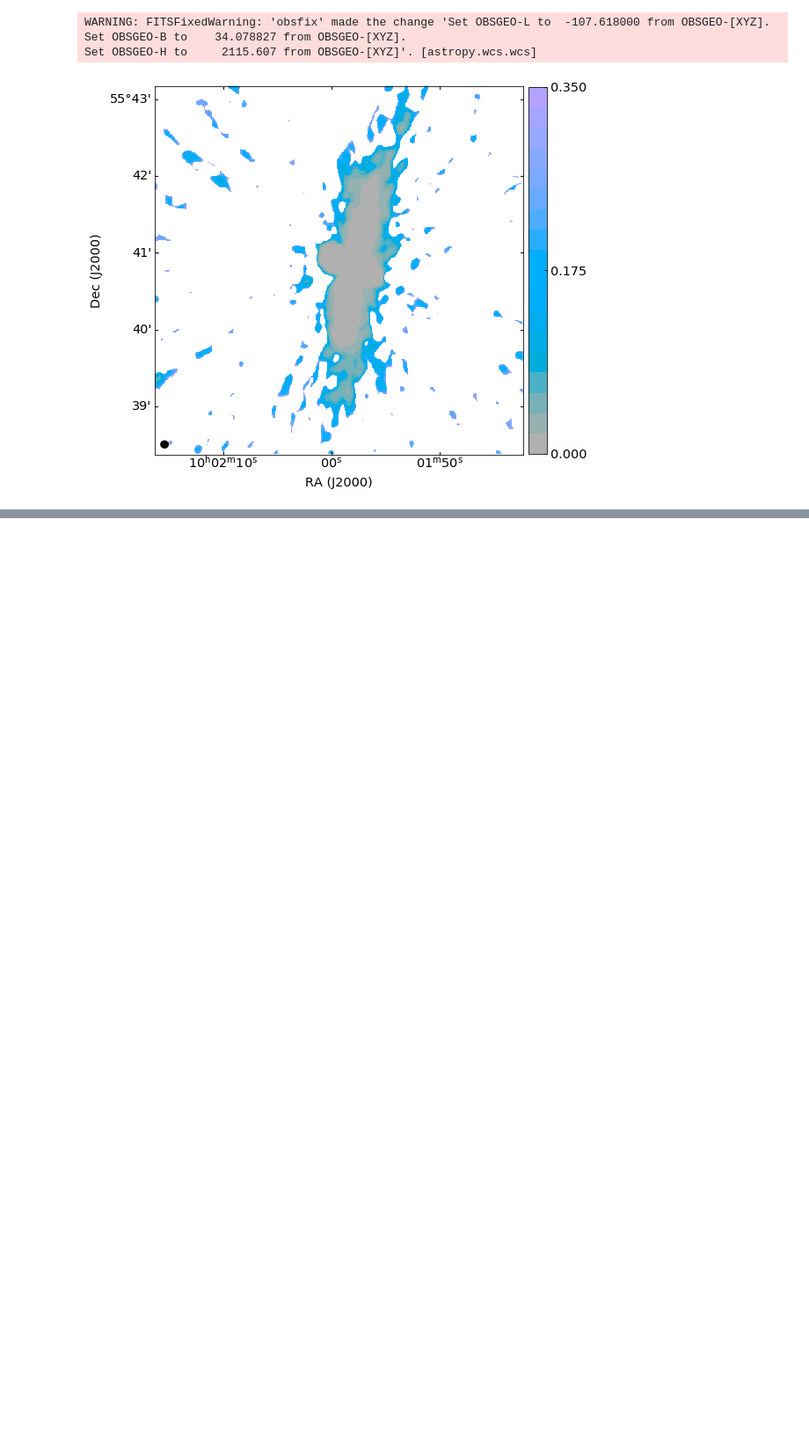
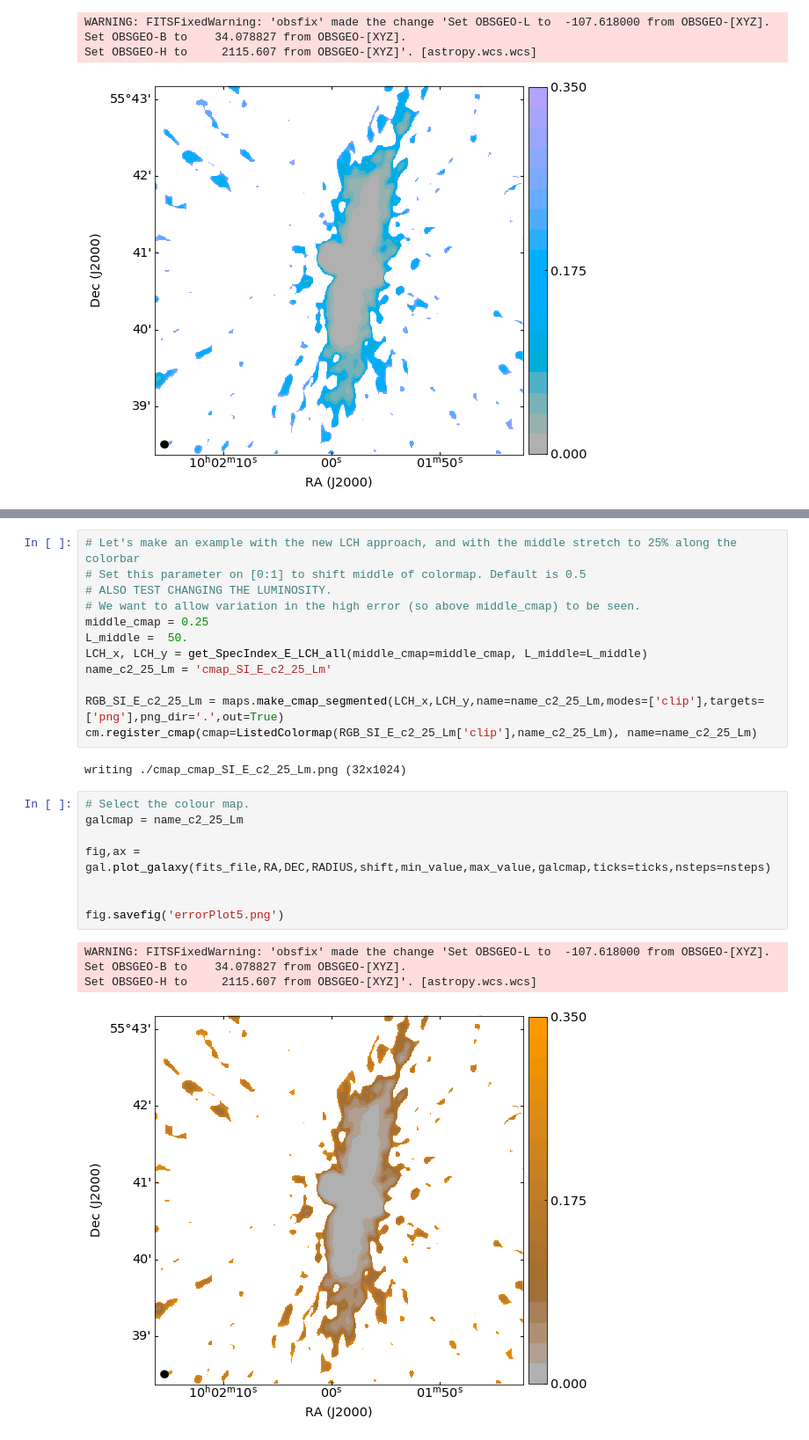
Before and after one commit to mlarichardson/CosmosCanvas, a Jupyter notebook: DebugSpecIndex_Error.ipynb, the cells around one changed output, grey strips where cells are left out. Shown at 88% size. Cells and saved outputs as stored; diff of their text form; blank space fills up the shorter version.

Commit message:
Debug SpeciIndex update for new All option for setting LCH ranges. these changes have already been incorporated into specindex.

```diff
--- a/DebugSpecIndex_Error.ipynb
+++ b/DebugSpecIndex_Error.ipynb
@@ -302,0 +321,27 @@ Set OBSGEO-H to     2115.607 from OBSGEO-[XYZ]'. [astropy.wcs.wcs]
+# %%
+# Let's make an example with the new LCH approach, and with the middle stretch to 25% along the colorbar
+# Set this parameter on [0:1] to shift middle of colormap. Default is 0.5
+# ALSO TEST CHANGING THE LUMINOSITY.
+# We want to allow variation in the high error (so above middle_cmap) to be seen.
+middle_cmap = 0.25
+L_middle =  50.
+LCH_x, LCH_y = get_SpecIndex_E_LCH_all(middle_cmap=middle_cmap, L_middle=L_middle)
+name_c2_25_Lm = 'cmap_SI_E_c2_25_Lm'
+
+RGB_SI_E_c2_25_Lm = maps.make_cmap_segmented(LCH_x,LCH_y,name=name_c2_25_Lm,modes=['clip'],targets=['png'],png_dir='.',out=True)
+cm.register_cmap(cmap=ListedColormap(RGB_SI_E_c2_25_Lm['clip'],name_c2_25_Lm), name=name_c2_25_Lm)
+# %% [output]
+writing ./cmap_cmap_SI_E_c2_25_Lm.png (32x1024)
+# %%
+# Select the colour map.
+galcmap = name_c2_25_Lm
+
+fig,ax = gal.plot_galaxy(fits_file,RA,DEC,RADIUS,shift,min_value,max_value,galcmap,ticks=ticks,nsteps=nsteps)
+
+
+fig.savefig('errorPlot5.png')
+# %% [output]
+WARNING: FITSFixedWarning: 'obsfix' made the change 'Set OBSGEO-L to  -107.618000 from OBSGEO-[XYZ].
+Set OBSGEO-B to    34.078827 from OBSGEO-[XYZ].
+Set OBSGEO-H to     2115.607 from OBSGEO-[XYZ]'. [astropy.wcs.wcs]
+[figure, added]
```
Also changed, not shown: parts of 5 cells of this notebook.
